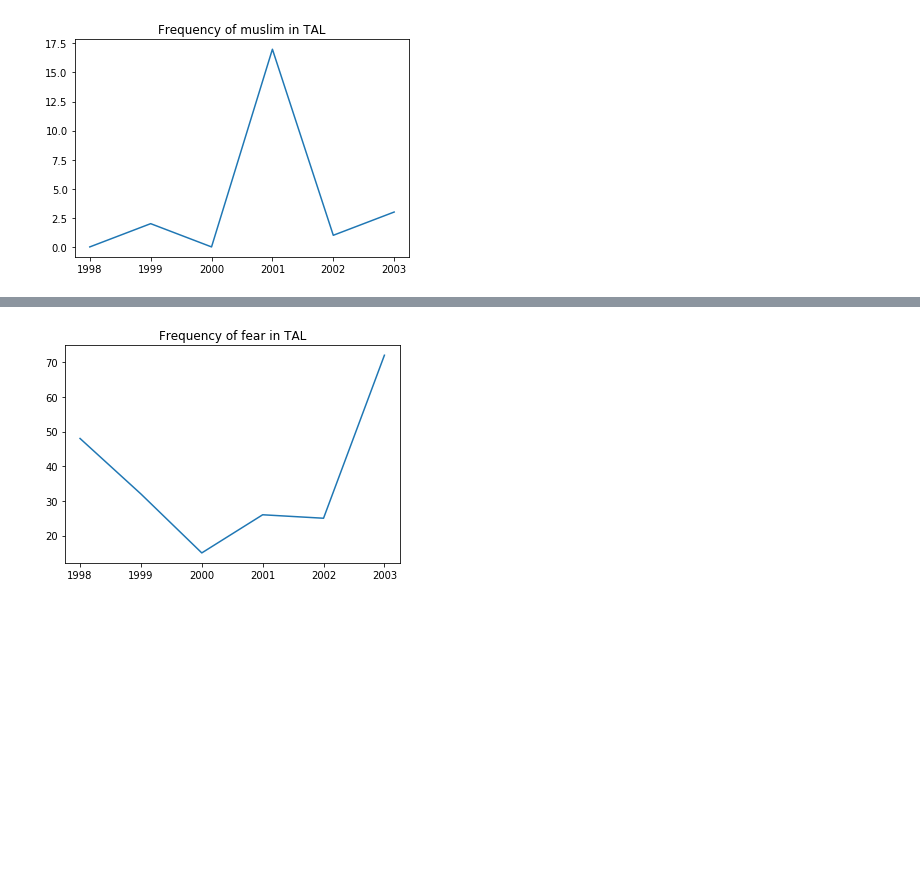
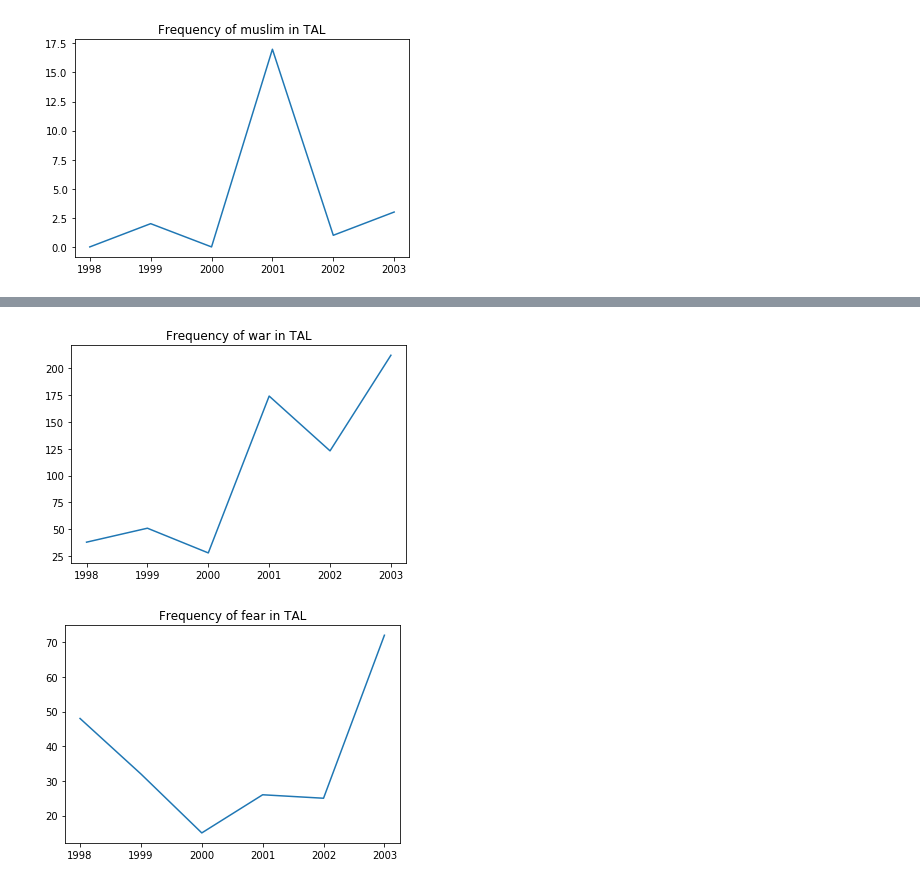
Before and after one commit to laurenjli/nlp-tal, a Jupyter notebook: events_analysis.ipynb, the cells around one changed output, grey strips where cells are left out. Cells and saved outputs as stored; diff of their text form; code cells hidden in the pictures; blank space fills up the shorter version.

```diff
--- a/events_analysis.ipynb
+++ b/events_analysis.ipynb
@@ -136,3 +184,7 @@ helper.plot_count(tal_df,[1998,1999,2000,2001,2002,2003],'muslim')
+# %%
+helper.plot_count(tal_df,[1998,1999,2000,2001,2002,2003],'war')
+# %% [output]
+[figure, added]
 # %%
 helper.plot_count(tal_df,[1998,1999,2000,2001,2002,2003],'fear')
 # %% [output]
```
Also changed, not shown: parts of 45 cells of this notebook, 1 other file.
